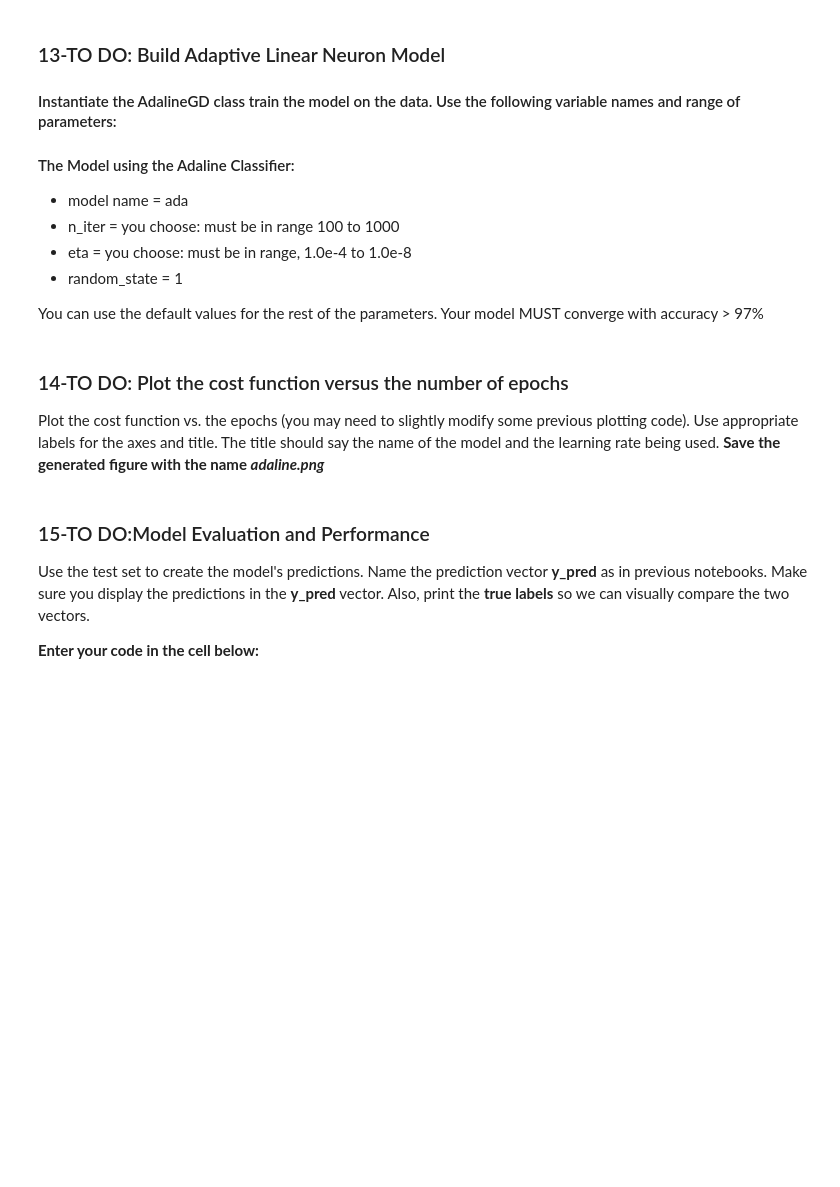
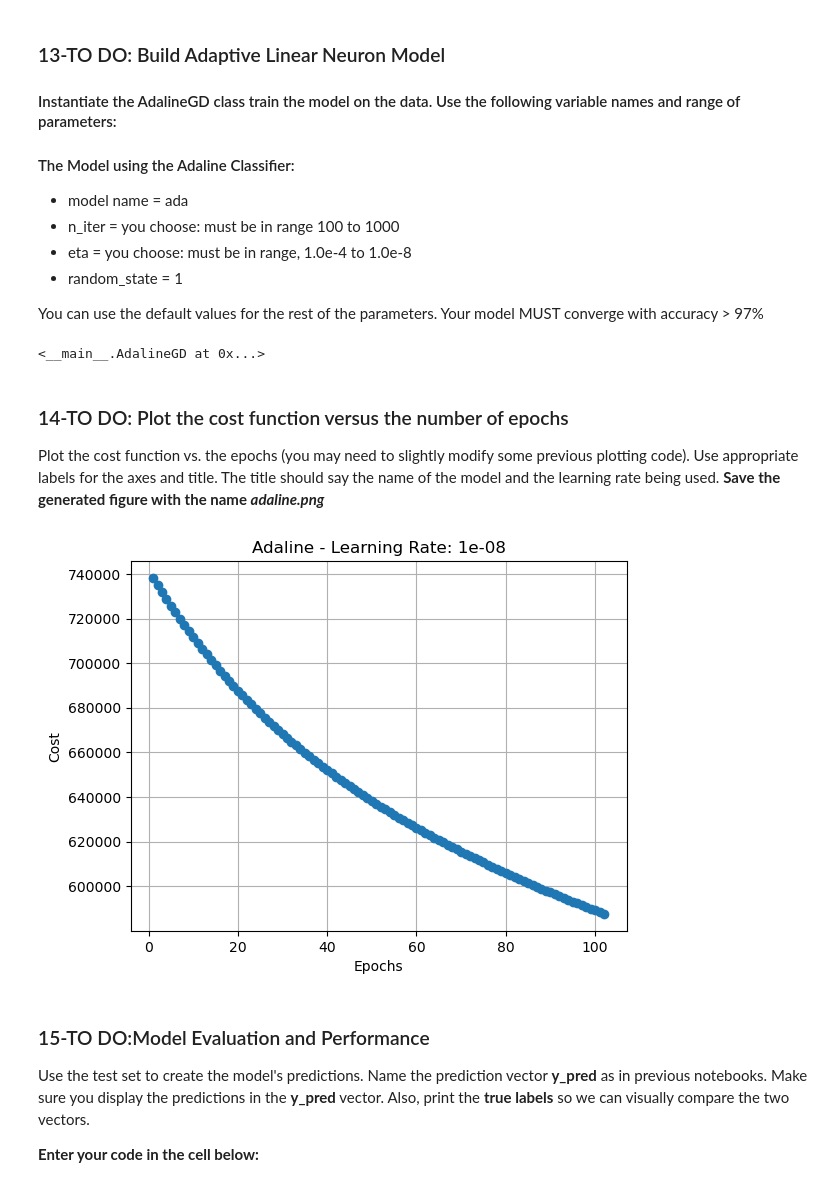
Before and after one commit to Zeni1137/ISAT341_Lab11, a Jupyter notebook: Lab11-FinalExam-Adaline_Sp24_mnist.ipynb, the cells around one changed output. Cells and saved outputs as stored; diff of their text form; code cells hidden in the pictures; blank space fills up the shorter version.

```diff
--- a/Lab11-FinalExam-Adaline_Sp24_mnist.ipynb
+++ b/Lab11-FinalExam-Adaline_Sp24_mnist.ipynb
@@ -40,14 +40,14 @@ As we indicated in Part I, the Perceptron rule and the Adaline rule are very sim
 # %%
 class AdalineGD(object):\
 
-    def __init__(self, eta=0.1, n_iter=50, random_state=1):
+    def __init__(self, eta=0.01, n_iter=50, random_state=1):
         self.eta = eta
         self.n_iter = n_iter
         self.random_state = random_state
 
     def fit(self, X, y):
         rgen = np.random.RandomState(self.random_state)
-        self.w_ = rgen.normal(loc=0.0, scale=0.1, size=1 + X.shape[1])
+        self.w_ = rgen.normal(loc=0.0, scale=0.01, size=1 + X.shape[1])
 
         self.cost_ = []
 
@@ -63,7 +63,7 @@ class AdalineGD(object):\
 
     def net_input(self, X):
         '''Calculate Net Input'''
-        return np.dot(X, self.w_[1:] + self.w_[0])
+        return np.dot(X, self.w_[1:]) + self.w_[0]
 
     def activation(self, X):
         '''Compute Linear activation'''
@@ -71,7 +71,7 @@ class AdalineGD(object):\
 
     def predict(self, X):
         '''Return class label after unit step'''
-        return np.where(self.activation(self.net_input(X))>= 0.0, 1,0)
+        return np.where(self.activation(self.net_input(X)) >= 0.0, 1, 0)
 # %% [markdown]
 <img src= "images/converge_diverge_models.png" width=700>
 # %% [markdown]
@@ -296,13 +307,26 @@ X.max(), X.min()
 You can use the default values for the rest of the parameters. <font color='red'/>Your model MUST converge with accuracy > 97%
 # %%
 # Instantiate AdalineGD class
-ada = AdalineGD(n_iter=101, eta=1.0e-6, random_state=1)
+ada = AdalineGD(n_iter=102, eta=1.0e-8, random_state=1)
+np.seterr(over='ignore')
 
 # Train the model on the data
-ada.fit(X_train, y_train)
+ada.fit(X_train_scaled, y_train)
+# %% [output]
+<__main__.AdalineGD at 0x...>
 # %% [markdown]
 ### <font color='green'/>14-TO DO: Plot the cost function versus the number of epochs
 Plot the cost function vs. the epochs (you may need to slightly modify some previous plotting code). Use appropriate labels for the axes and title. The title should say the name of the model and the learning rate being used. **Save the generated figure with the name *adaline.png***
+# %%
+plt.plot(range(1, len(ada.cost_) + 1), ada.cost_, marker='o')
+plt.xlabel('Epochs')
+plt.ylabel('Cost')
+plt.title(f'Adaline - Learning Rate: {ada.eta}')
+plt.grid(True)
+plt.savefig('adaline.png')
+plt.show()
+# %% [output]
+[figure, added]
 # %% [markdown]
 ### <font color='green'/> 15-TO DO:Model Evaluation and Performance
 
```
Also changed, not shown: parts of 13 cells of this notebook.
